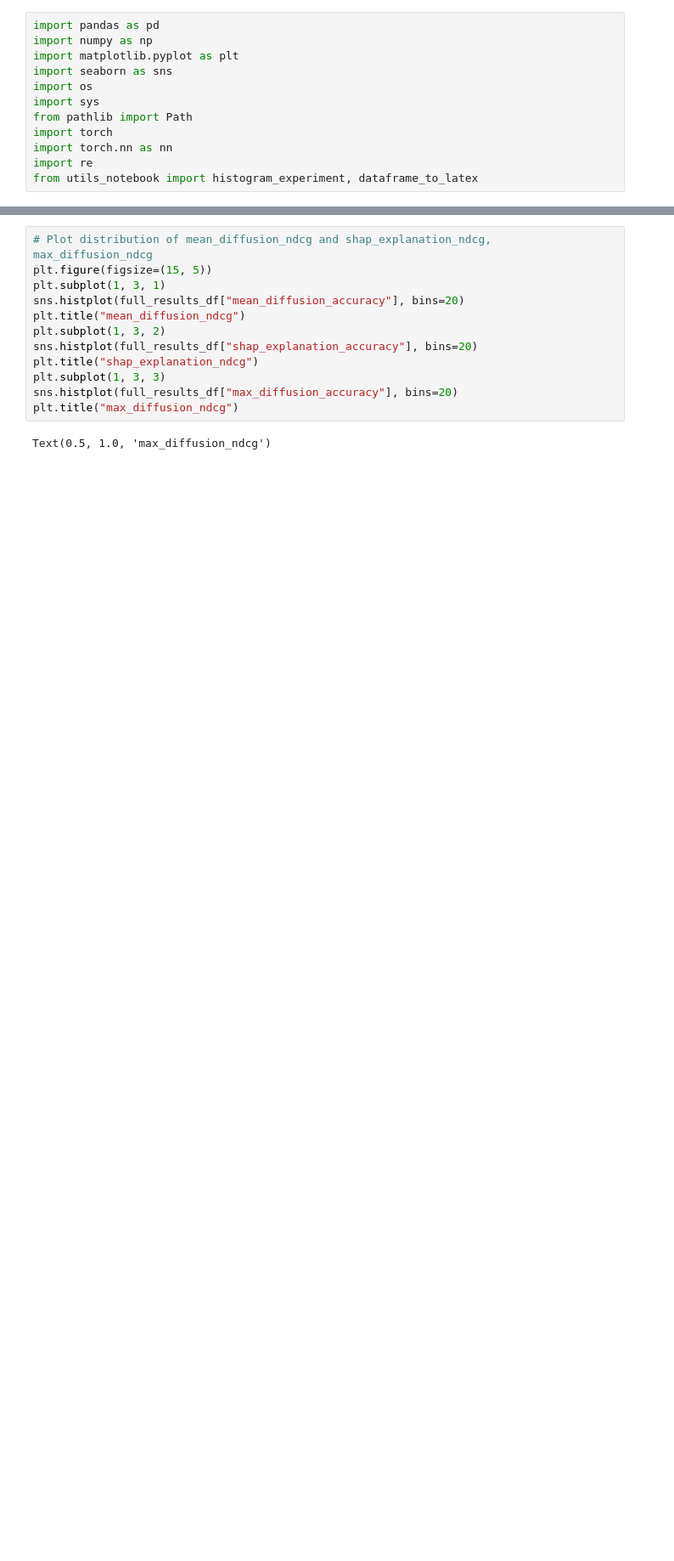
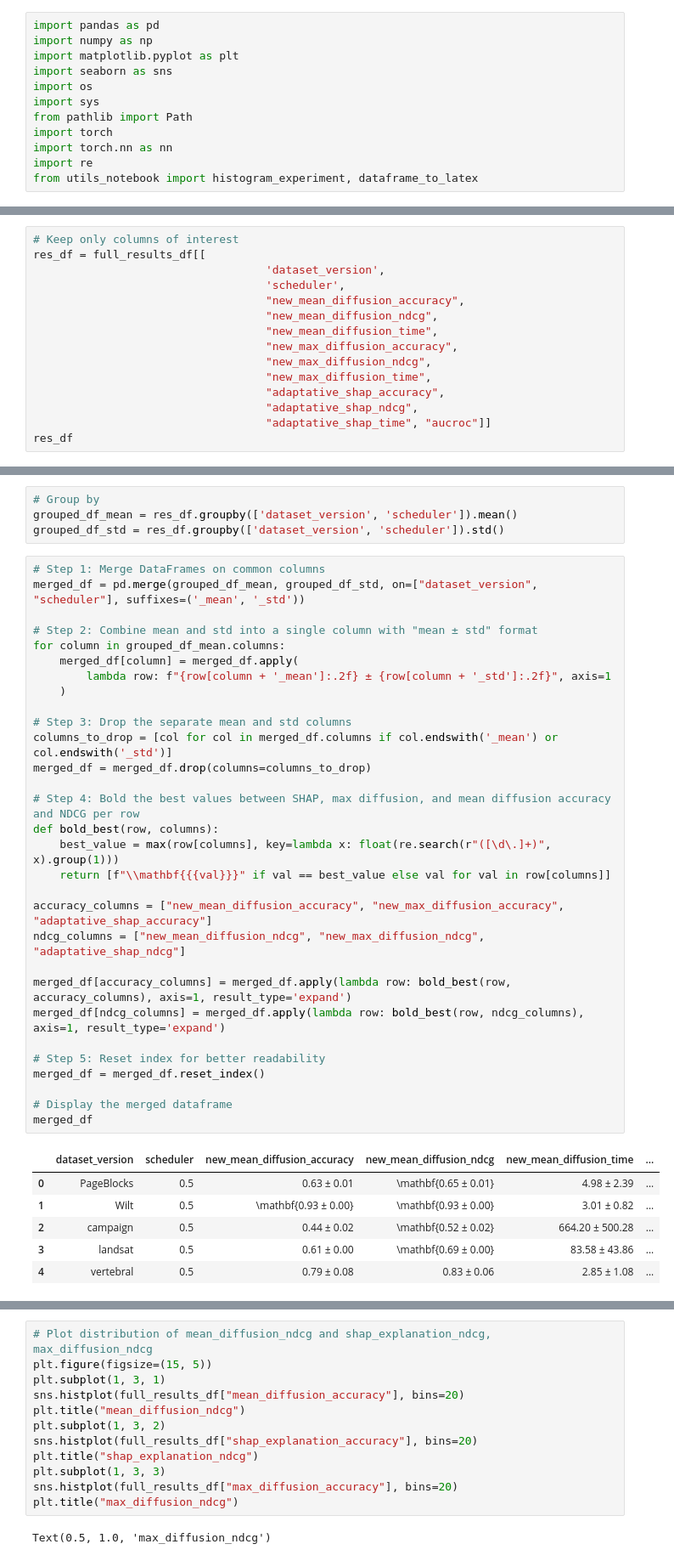
Before and after one commit to ElouanV/iterative_learning_for_anomaly_detection, a Jupyter notebook: notebooks/read_explainability_results.ipynb, the cells around one changed output, grey strips where cells are left out. Shown at 85% size. Drawn from its saved outputs; the diff is of its cells as text; blank space fills up the shorter version.

```diff
--- a/notebooks/read_explainability_results.ipynb
+++ b/notebooks/read_explainability_results.ipynb
@@ -40,0 +82,15 @@ Error loading ../results/all_db_all_training/DTEC_unsupervised_None_s0_T400_bins
+# %%
+# Keep only columns of interest
+res_df = full_results_df[[
+                                   'dataset_version',
+                                   'scheduler',
+                                   "new_mean_diffusion_accuracy",
+                                   "new_mean_diffusion_ndcg",
+                                   "new_mean_diffusion_time",
+                                   "new_max_diffusion_accuracy",
+                                   "new_max_diffusion_ndcg",
+                                   "new_max_diffusion_time",
+                                   "adaptative_shap_accuracy",
+                                   "adaptative_shap_ndcg",
+                                   "adaptative_shap_time", "aucroc"]]
+res_df
@@ -40,0 +99,41 @@ Error loading ../results/all_db_all_training/DTEC_unsupervised_None_s0_T400_bins
+# %%
+# Group by
+grouped_df_mean = res_df.groupby(['dataset_version', 'scheduler']).mean()
+grouped_df_std = res_df.groupby(['dataset_version', 'scheduler']).std()
+# %%
+# Step 1: Merge DataFrames on common columns
+merged_df = pd.merge(grouped_df_mean, grouped_df_std, on=["dataset_version", "scheduler"], suffixes=('_mean', '_std'))
+
+# Step 2: Combine mean and std into a single column with "mean ± std" format
+for column in grouped_df_mean.columns:
+    merged_df[column] = merged_df.apply(
+        lambda row: f"{row[column + '_mean']:.2f} ± {row[column + '_std']:.2f}", axis=1
+    )
+
+# Step 3: Drop the separate mean and std columns
+columns_to_drop = [col for col in merged_df.columns if col.endswith('_mean') or col.endswith('_std')]
+merged_df = merged_df.drop(columns=columns_to_drop)
+
+# Step 4: Bold the best values between SHAP, max diffusion, and mean diffusion accuracy and NDCG per row
+def bold_best(row, columns):
+    best_value = max(row[columns], key=lambda x: float(re.search(r"([\d\.]+)", x).group(1)))
+    return [f"\\mathbf{{{val}}}" if val == best_value else val for val in row[columns]]
+
+accuracy_columns = ["new_mean_diffusion_accuracy", "new_max_diffusion_accuracy", "adaptative_shap_accuracy"]
+ndcg_columns = ["new_mean_diffusion_ndcg", "new_max_diffusion_ndcg", "adaptative_shap_ndcg"]
+
+merged_df[accuracy_columns] = merged_df.apply(lambda row: bold_best(row, accuracy_columns), axis=1, result_type='expand')
+merged_df[ndcg_columns] = merged_df.apply(lambda row: bold_best(row, ndcg_columns), axis=1, result_type='expand')
+
+# Step 5: Reset index for better readability
+merged_df = merged_df.reset_index()
+
+# Display the merged dataframe
+merged_df
+# %% [output]
+|  | dataset_version | scheduler | new_mean_diffusion_accuracy | new_mean_diffusion_ndcg | new_mean_diffusion_time | ... |
+| 0 | PageBlocks | 0.5 | 0.63 ± 0.01 | \mathbf{0.65 ± 0.01} | 4.98 ± 2.39 | ... |
+| 1 | Wilt | 0.5 | \mathbf{0.93 ± 0.00} | \mathbf{0.93 ± 0.00} | 3.01 ± 0.82 | ... |
+| 2 | campaign | 0.5 | 0.44 ± 0.02 | \mathbf{0.52 ± 0.02} | 664.20 ± 500.28 | ... |
+| 3 | landsat | 0.5 | 0.61 ± 0.00 | \mathbf{0.69 ± 0.00} | 83.58 ± 43.86 | ... |
+| 4 | vertebral | 0.5 | 0.79 ± 0.08 | 0.83 ± 0.06 | 2.85 ± 1.08 | ... |
```
Also changed, not shown: parts of 12 cells of this notebook.
